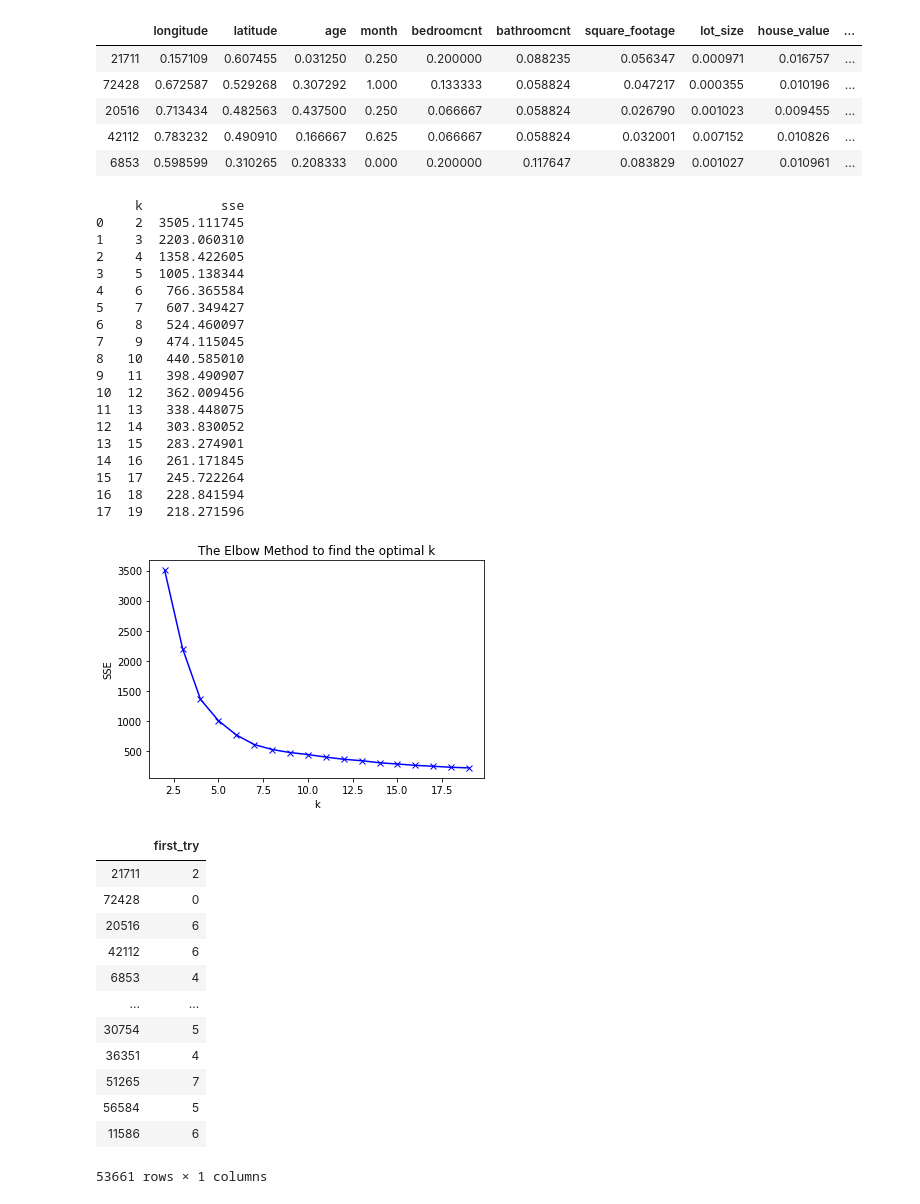
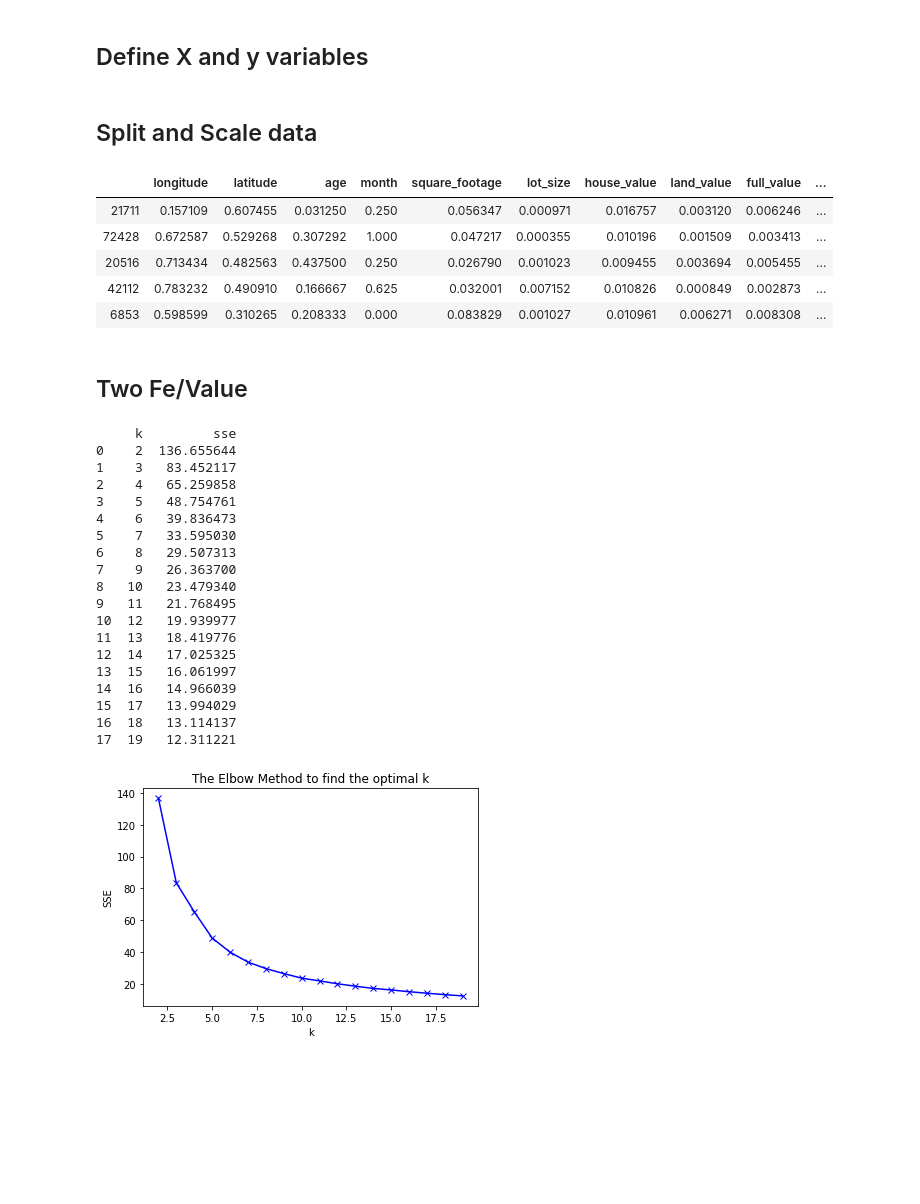
Before and after one commit to clustering-for-log-error/clustering-for-log-error, a Jupyter notebook: jada_clustering.ipynb, the cells around one changed output. Saved outputs shown, nothing was run; the diff lists cells and outputs as text; code cells hidden in the pictures; blank space fills up the shorter version.

Commit message:
streamline notebook and continue with clustering

```diff
--- a/jada_clustering.ipynb
+++ b/jada_clustering.ipynb
@@ -23,11 +27,15 @@ df = df.drop(df.columns[0], axis=1)
 # %%
 df['bed_bath_ratio'] = df.bedroomcnt/df.bathroomcnt
+# %% [markdown]
+## Define X and y variables
 # %%
-X = df[['longitude', 'latitude', 'age', 'month', 'bedroomcnt',
-        'bathroomcnt', 'square_footage', 'lot_size', 'house_value',
+X = df[['longitude', 'latitude', 'age', 'month',
+        'square_footage', 'lot_size', 'house_value',
         'land_value', 'full_value', 'tax_rate', 'roomcnt',
         'Los_Angeles', 'Orange', 'Ventura', 'bed_bath_ratio']]
 y = df[['logerror']]
+# %% [markdown]
+## Split and Scale data
 # %%
 X_train, X_test, y_train, y_test = train_test_split(X, y, test_size = .30, random_state = 121)
 # %%
@@ -39,9 +47,9 @@ test_scaled = pd.DataFrame(scaler.transform(X_test), columns=X_test.columns.valu
 
 train_scaled.head()
 # %% [output]
-|  | longitude | latitude | age | month | bedroomcnt | bathroomcnt | square_footage | lot_size | house_value | ... |
-| 21711 | 0.157109 | 0.607455 | 0.031250 | 0.250 | 0.200000 | 0.088235 | 0.056347 | 0.000971 | 0.016757 | ... |
-| 72428 | 0.672587 | 0.529268 | 0.307292 | 1.000 | 0.133333 | 0.058824 | 0.047217 | 0.000355 | 0.010196 | ... |
-| 20516 | 0.713434 | 0.482563 | 0.437500 | 0.250 | 0.066667 | 0.058824 | 0.026790 | 0.001023 | 0.009455 | ... |
-| 42112 | 0.783232 | 0.490910 | 0.166667 | 0.625 | 0.066667 | 0.058824 | 0.032001 | 0.007152 | 0.010826 | ... |
-| 6853 | 0.598599 | 0.310265 | 0.208333 | 0.000 | 0.200000 | 0.117647 | 0.083829 | 0.001027 | 0.010961 | ... |
+|  | longitude | latitude | age | month | square_footage | lot_size | house_value | land_value | full_value | ... |
+| 21711 | 0.157109 | 0.607455 | 0.031250 | 0.250 | 0.056347 | 0.000971 | 0.016757 | 0.003120 | 0.006246 | ... |
+| 72428 | 0.672587 | 0.529268 | 0.307292 | 1.000 | 0.047217 | 0.000355 | 0.010196 | 0.001509 | 0.003413 | ... |
+| 20516 | 0.713434 | 0.482563 | 0.437500 | 0.250 | 0.026790 | 0.001023 | 0.009455 | 0.003694 | 0.005455 | ... |
+| 42112 | 0.783232 | 0.490910 | 0.166667 | 0.625 | 0.032001 | 0.007152 | 0.010826 | 0.000849 | 0.002873 | ... |
+| 6853 | 0.598599 | 0.310265 | 0.208333 | 0.000 | 0.083829 | 0.001027 | 0.010961 | 0.006271 | 0.008308 | ... |
@@ -50,24 +56,28 @@ list_of_3_variables = train_scaled[['latitude', 'longitude', 'roomcnt']]
+# %% [markdown]
+## Two Fe/Value
 # %%
+list_of_3_variables = train_scaled[['bed_bath_ratio', 'square_footage', 'tax_rate']]
+
 optimal_k = cluster.elbow_method(list_of_3_variables)
 # %% [output]
-     k          sse
-0    2  3505.111745
-1    3  2203.060310
-2    4  1358.422605
-3    5  1005.138344
-4    6   766.365584
-5    7   607.349427
-6    8   524.460097
-7    9   474.115045
-8   10   440.585010
-9   11   398.490907
-10  12   362.009456
-11  13   338.448075
-12  14   303.830052
-13  15   283.274901
-14  16   261.171845
-15  17   245.722264
-16  18   228.841594
-17  19   218.271596
+     k         sse
+0    2  136.655644
+1    3   83.452117
+2    4   65.259858
+3    5   48.754761
+4    6   39.836473
+5    7   33.595030
+6    8   29.507313
+7    9   26.363700
+8   10   23.479340
+9   11   21.768495
+10  12   19.939977
+11  13   18.419776
+12  14   17.025325
+13  15   16.061997
+14  16   14.966039
+15  17   13.994029
+16  18   13.114137
+17  19   12.311221
-[figure, old version]
+[figure, new version]
 # %%
@@ -76,17 +86 @@ kmeans, train_clusters, test_clusters, cluster_counts = cluster.get_clusters_and
-# %%
-train_clusters
-# %% [output]
-|  | first_try |
-| 21711 | 2 |
-| 72428 | 0 |
-| 20516 | 6 |
-| 42112 | 6 |
-| 6853 | 4 |
-| ... | ... |
-| 30754 | 5 |
-| 36351 | 4 |
-| 51265 | 7 |
-| 56584 | 5 |
-| 11586 | 6 |
-53661 rows × 1 columns
 # %%
```
Also changed, not shown: parts of 12 cells of this notebook, 1 other file.
